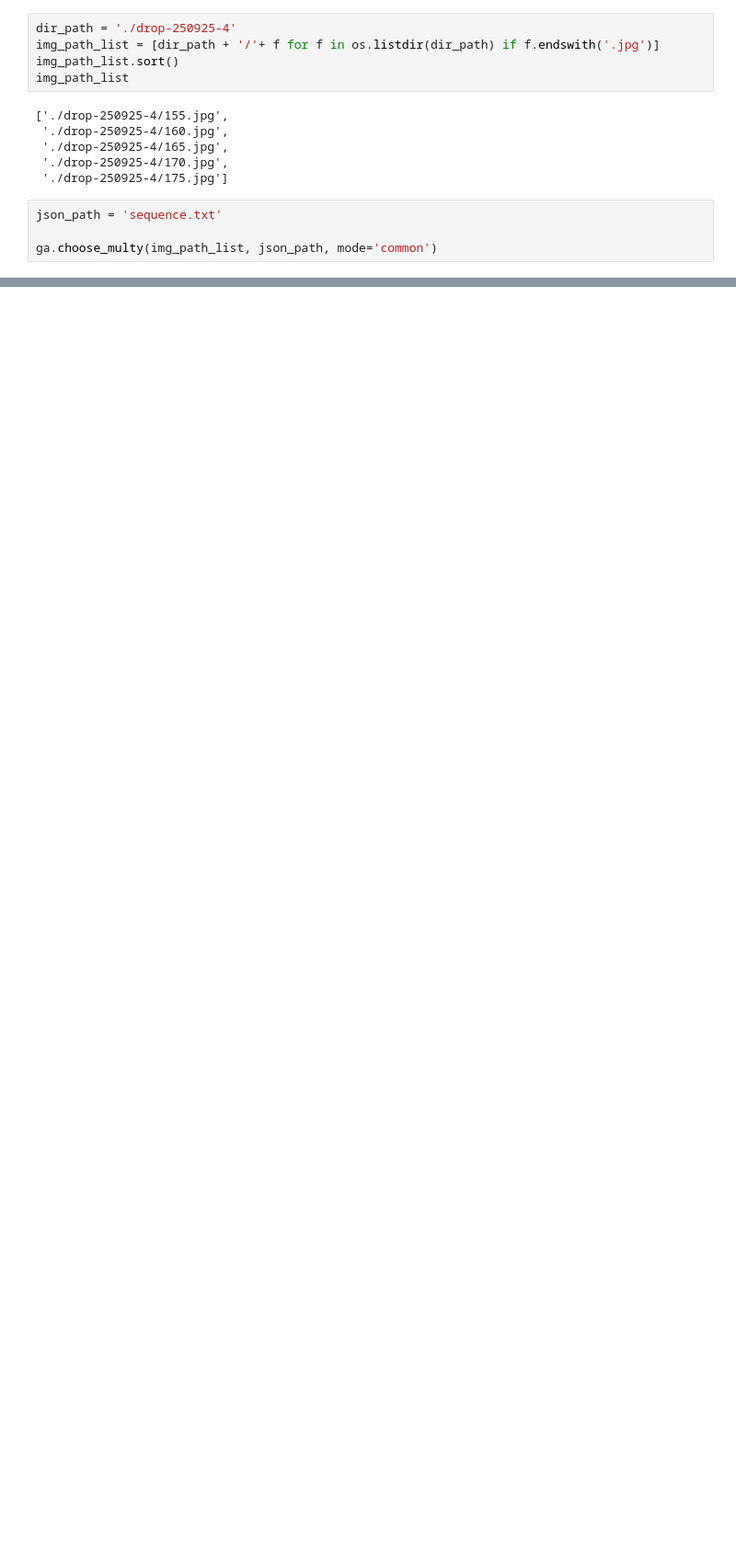
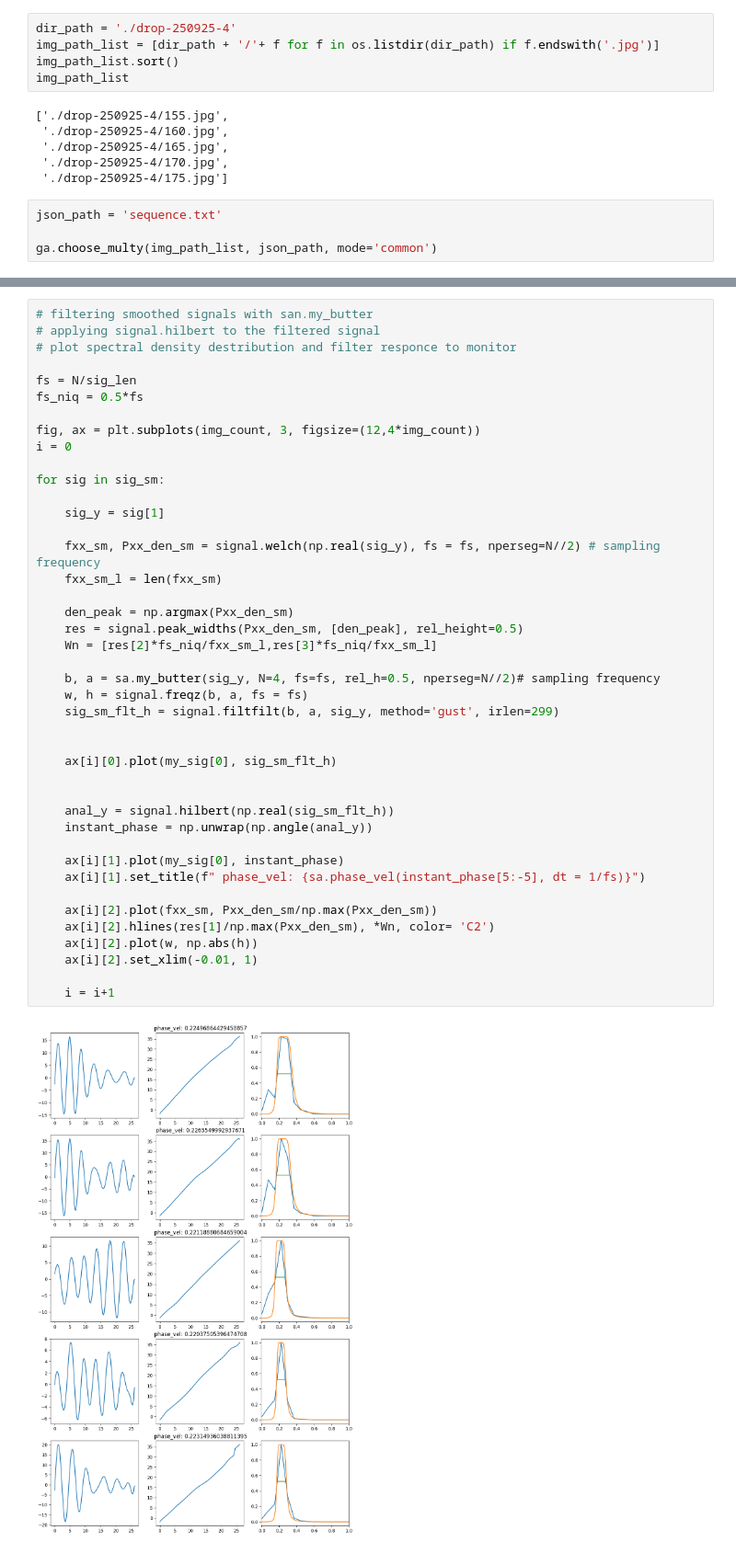
Before and after one commit to annamogo/DiplomaLISF, a Jupyter notebook: sequence_image_anal.ipynb, the cells around one changed output, grey strips where cells are left out. Shown: that part at 92% size. Saved outputs shown, nothing was run; the diff lists cells and outputs as text; blank space fills up the shorter version.

Commit message:
Improved my_butter filtr

```diff
--- a/sequence_image_anal.ipynb
+++ b/sequence_image_anal.ipynb
@@ -80,0 +67,44 @@ for item in num_vel_list:
+# %%
+# filtering smoothed signals with san.my_butter
+# applying signal.hilbert to the filtered signal
+# plot spectral density destribution and filter responce to monitor
+
+fs = N/sig_len
+fs_niq = 0.5*fs
+
+fig, ax = plt.subplots(img_count, 3, figsize=(12,4*img_count))
+i = 0
+
+for sig in sig_sm:
+
+    sig_y = sig[1]
+
+    fxx_sm, Pxx_den_sm = signal.welch(np.real(sig_y), fs = fs, nperseg=N//2) # sampling frequency
+    fxx_sm_l = len(fxx_sm)
+
+    den_peak = np.argmax(Pxx_den_sm)
+    res = signal.peak_widths(Pxx_den_sm, [den_peak], rel_height=0.5)
+    Wn = [res[2]*fs_niq/fxx_sm_l,res[3]*fs_niq/fxx_sm_l]
+
+    b, a = sa.my_butter(sig_y, N=4, fs=fs, rel_h=0.5, nperseg=N//2)# sampling frequency
+    w, h = signal.freqz(b, a, fs = fs)
+    sig_sm_flt_h = signal.filtfilt(b, a, sig_y, method='gust', irlen=299)
+
+
+    ax[i][0].plot(my_sig[0], sig_sm_flt_h)
+
+
+    anal_y = signal.hilbert(np.real(sig_sm_flt_h))
+    instant_phase = np.unwrap(np.angle(anal_y))
+
+    ax[i][1].plot(my_sig[0], instant_phase)
+    ax[i][1].set_title(f" phase_vel: {sa.phase_vel(instant_phase[5:-5], dt = 1/fs)}")
+
+    ax[i][2].plot(fxx_sm, Pxx_den_sm/np.max(Pxx_den_sm))
+    ax[i][2].hlines(res[1]/np.max(Pxx_den_sm), *Wn, color= 'C2')
+    ax[i][2].plot(w, np.abs(h))
+    ax[i][2].set_xlim(-0.01, 1)
+
+    i = i+1
+# %% [output]
+[figure, added]
```
Also changed, not shown: parts of 4 cells of this notebook, 2 other files.
